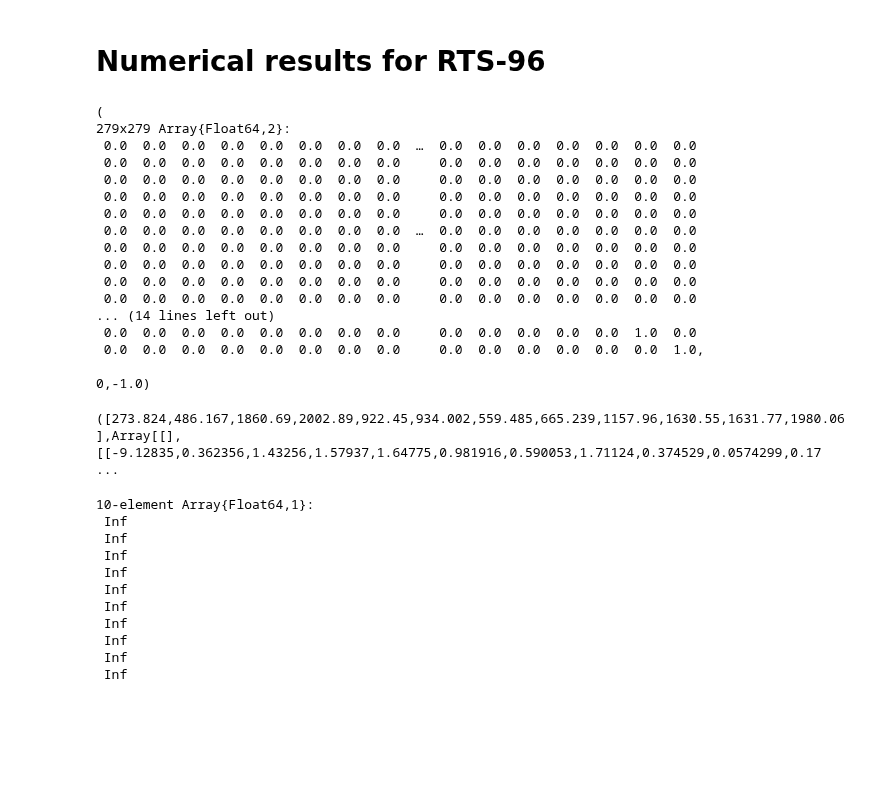
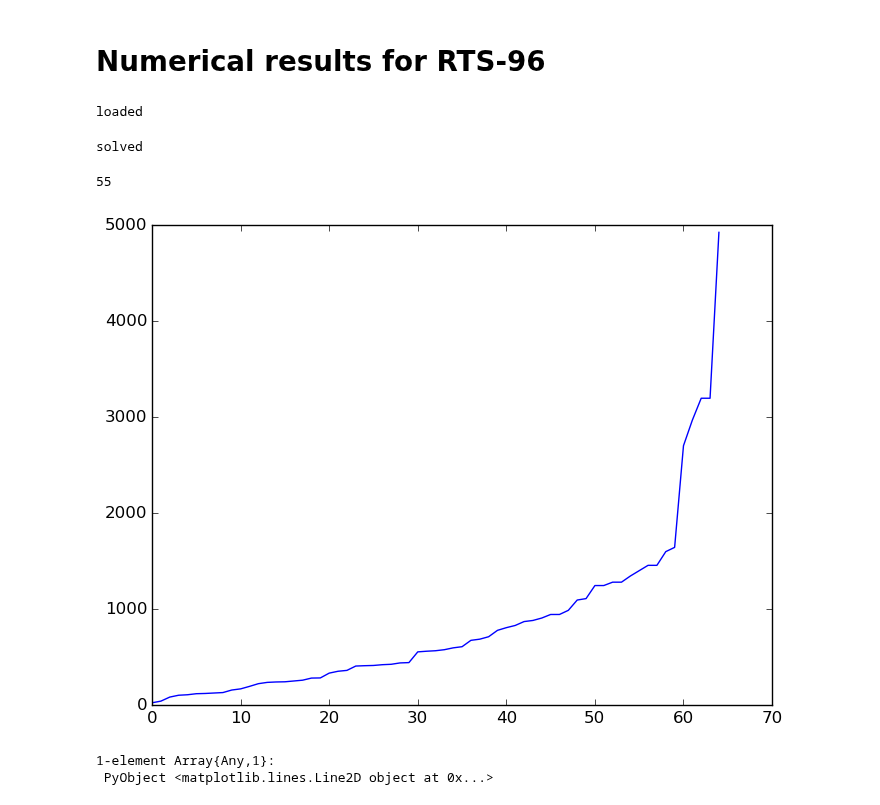
Before and after one commit to kersulis/TemporalInstanton.jl, a Jupyter notebook: nbs/2015-03-26 Numerical Results for RTS-96.ipynb, the cells around one changed output. Drawn from its saved outputs; the diff is of its cells as text; code cells hidden in the pictures; blank space fills up the shorter version.

```diff
--- a/nbs/2015-03-26 Numerical Results for RTS-96.ipynb
+++ b/nbs/2015-03-26 Numerical Results for RTS-96.ipynb
@@ -25,11 +25,11 @@ Y = full(Y) # Full admittance matrix (ref not removed)
 ref = 1 # Index of ref node
 k = k # Conventional generator participation factors
 tau = 1. # Heating constant
-G0 = [Gp,Gp.*0.95,Gp.*0.9]
+G0 = [0.8*Gp,0.8*Gp,0.8*Gp]
 D0 = [Dp,Dp.*0.95,Dp.*0.9]
 P0 = [Rp,Rp,Rp]
 kQobj = 0 # Should always be zero; objective has no constant term
-c = 1. # RHS of line temperature constraint
+c = 0.5 # RHS of line temperature constraint
 kQtheta = -c # Move to LHS so we have Q(z) = 0
 lines = [(f[i],t[i]) for i in 1:length(f)];
 
@@ -57,41 +57,25 @@ Qtheta = tmp_inst_Qtheta(n,nr,T)#,tau)
 # Form obj and constraint quadratics:
 G_of_x = (Qobj,0,kQobj)
 Q_of_x = (Qtheta,0,kQtheta)
+
+println("loaded")
 # %% [output]
-(
-279x279 Array{Float64,2}:
- 0.0  0.0  0.0  0.0  0.0  0.0  0.0  0.0  …  0.0  0.0  0.0  0.0  0.0  0.0  0.0
- 0.0  0.0  0.0  0.0  0.0  0.0  0.0  0.0     0.0  0.0  0.0  0.0  0.0  0.0  0.0
- 0.0  0.0  0.0  0.0  0.0  0.0  0.0  0.0     0.0  0.0  0.0  0.0  0.0  0.0  0.0
- 0.0  0.0  0.0  0.0  0.0  0.0  0.0  0.0     0.0  0.0  0.0  0.0  0.0  0.0  0.0
- 0.0  0.0  0.0  0.0  0.0  0.0  0.0  0.0     0.0  0.0  0.0  0.0  0.0  0.0  0.0
- 0.0  0.0  0.0  0.0  0.0  0.0  0.0  0.0  …  0.0  0.0  0.0  0.0  0.0  0.0  0.0
- 0.0  0.0  0.0  0.0  0.0  0.0  0.0  0.0     0.0  0.0  0.0  0.0  0.0  0.0  0.0
- 0.0  0.0  0.0  0.0  0.0  0.0  0.0  0.0     0.0  0.0  0.0  0.0  0.0  0.0  0.0
- 0.0  0.0  0.0  0.0  0.0  0.0  0.0  0.0     0.0  0.0  0.0  0.0  0.0  0.0  0.0
- 0.0  0.0  0.0  0.0  0.0  0.0  0.0  0.0     0.0  0.0  0.0  0.0  0.0  0.0  0.0
-... (14 lines left out)
- 0.0  0.0  0.0  0.0  0.0  0.0  0.0  0.0     0.0  0.0  0.0  0.0  0.0  1.0  0.0
- 0.0  0.0  0.0  0.0  0.0  0.0  0.0  0.0     0.0  0.0  0.0  0.0  0.0  0.0  1.0,
-
-0,-1.0)
+loaded
 # %%
-score,x,θ,α,diffs = loop_through_lines(
+score,x,θ,α,diffs,xopt = loop_through_lines(
     G_of_x,Q_of_x,A1,b,
-    n,T,tau,Ridx,ref,lines[1:10])
+n,T,tau,Ridx,ref,lines)
+
+println("solved")
 # %% [output]
-([273.824,486.167,1860.69,2002.89,922.45,934.002,559.485,665.239,1157.96,1630.55,1631.77,1980.06],Array[[],[[-9.12835,0.362356,1.43256,1.57937,1.64775,0.981916,0.590053,1.71124,0.374529,0.0574299,0.17 ...
+solved
-# %%
-Inf*ones(10)
-# %% [output]
-10-element Array{Float64,1}:
- Inf
- Inf
- Inf
- Inf
- Inf
- Inf
- Inf
- Inf
- Inf
- Inf
+# %%
+sum(score.==Inf)
+# %% [output]
+55
+# %%
+plot(sort(score[score.<Inf]))
+# %% [output]
+[figure, added]
+1-element Array{Any,1}:
+ PyObject <matplotlib.lines.Line2D object at 0x...>
```
Also changed, not shown: parts of 10 cells of this notebook, 1 other file.
